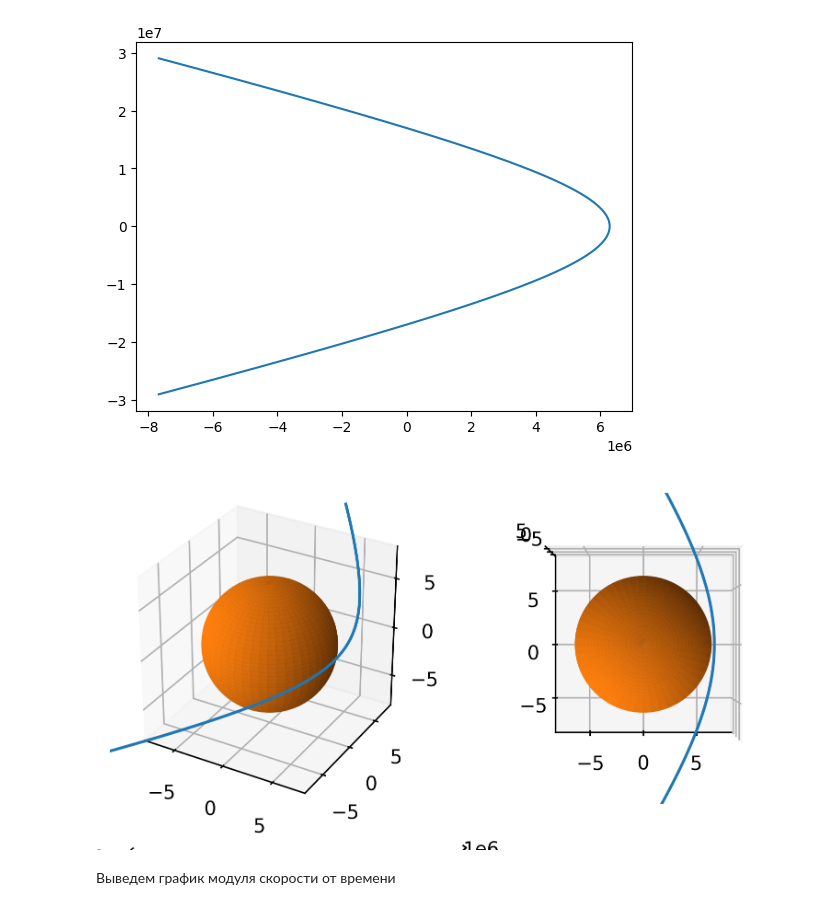
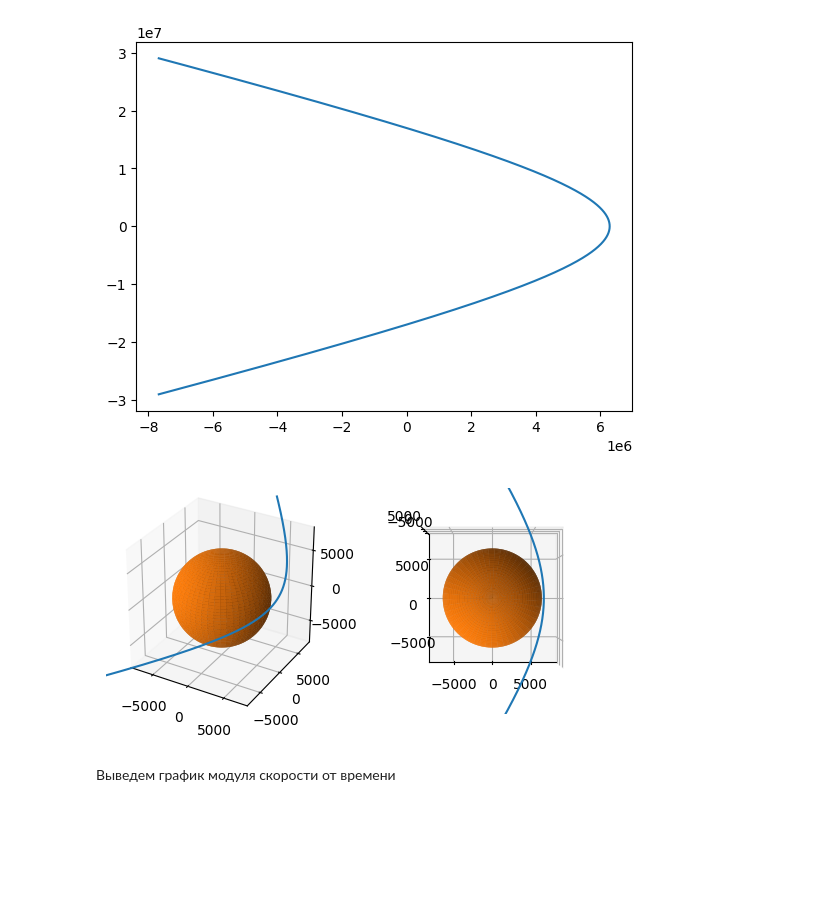
Before and after one commit to xsestech/graviton, a Jupyter notebook: notebooks/trajectory_calulation.ipynb, the cells around one changed output. Drawn from its saved outputs; the diff is of its cells as text; code cells hidden in the pictures; blank space fills up the shorter version.

```diff
--- a/notebooks/trajectory_calulation.ipynb
+++ b/notebooks/trajectory_calulation.ipynb
@@ -49,3 +53,15 @@ config = {
+# %%
+config = {
+    'G': 6.6743e-11,
+    'Venus_r': 700e3,
+    'Venus_mass': 1.2243980e23,
+    'Probe_mass': 5600e3,
+    'v0': 4.086e3,
+    'h0': 248e3,
+    'time_range': 3600,
+    'time_step': 1e-4,
+    'method': 'RK45'
+}
 # %% [markdown]
 ## Метод Эллера
 # %% [markdown]
@@ -110,39 +126,39 @@ plt.show()
 # %% [output]
 [figure]
 # %%
-fig = plt.figure(dpi=300)
+fig = plt.figure(dpi=100)
 
 
 def make_plot(position, elev, azim, roll):
     ax = fig.add_subplot(position, projection='3d')
 
     ax.view_init(elev=elev, azim=azim, roll=roll)
 
     # Настройка масштаба
-    axis_max = config['Venus_r'] * 1.3
+    axis_max = config['Venus_r'] / 1000 * 1.3
     ax.axes.set_xlim3d(left=-axis_max, right=axis_max)
     ax.axes.set_ylim3d(bottom=-axis_max, top=axis_max)
     ax.axes.set_zlim3d(bottom=-axis_max, top=axis_max)
 
     # График сферы
     u = np.linspace(0, 2 * np.pi, 100)
     v = np.linspace(0, np.pi, 100)
     planet_x = config['Venus_r'] * np.outer(np.cos(u), np.sin(v))
     planet_y = config['Venus_r'] * np.outer(np.sin(u), np.sin(v))
     planet_z = config['Venus_r'] * np.outer(np.ones(np.size(u)), np.cos(v))
 
-    ax.plot(y[0], y[1], y[2], label='Орбита', zorder=10)
-    ax.plot_surface(planet_x, planet_y, planet_z, zorder=1)
+    ax.plot(y[0] / 1000, y[1] / 1000, y[2] / 1000, label='Орбита', zorder=10)
+    ax.plot_surface(planet_x / 1000, planet_y / 1000, planet_z / 1000, zorder=1)
 
     ax.set_aspect('equal')
 
 
 make_plot(121, None, None, None)
 make_plot(122, 90, -90, 0)
 
 plt.show()
 # %% [output]
-[figure, old version]
+[figure, new version]
 # %% [markdown]
 Выведем график модуля скорости от времени
 # %%
```
Also changed, not shown: parts of 6 cells of this notebook, 3 other files.
